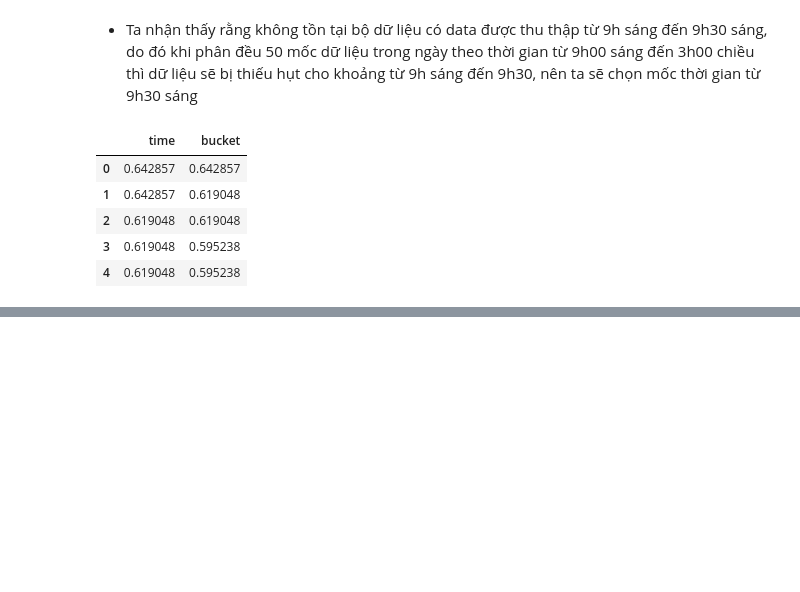
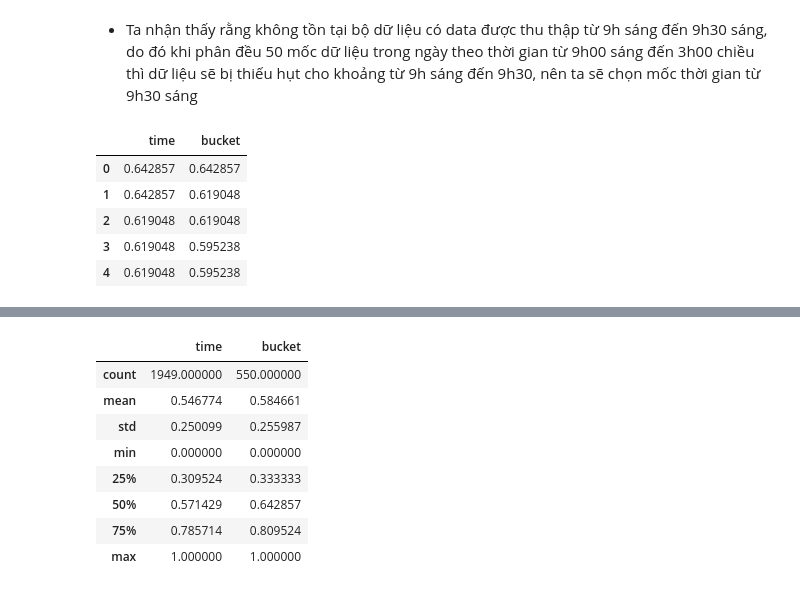
Before and after one commit to HoaPham119/thesis, a Jupyter notebook: code/data_analysis.ipynb, the cells around one changed output, grey strips where cells are left out. Cells and saved outputs as stored; diff of their text form; code cells hidden in the pictures; blank space fills up the shorter version.

```diff
--- a/code/data_analysis.ipynb
+++ b/code/data_analysis.ipynb
@@ -151,3 +167,15 @@ price_df_scaled.head()
+# %%
+price_df_scaled.describe()
+# %% [output]
+|  | time | bucket |
+| count | 1949.000000 | 550.000000 |
+| mean | 0.546774 | 0.584661 |
+| std | 0.250099 | 0.255987 |
+| min | 0.000000 | 0.000000 |
+| 25% | 0.309524 | 0.333333 |
+| 50% | 0.571429 | 0.642857 |
+| 75% | 0.785714 | 0.809524 |
+| max | 1.000000 | 1.000000 |
 # %%
 visualize_price(price_df_scaled)
 # %% [output]
```
Also changed, not shown: parts of 3 cells of this notebook, 1 other file.
